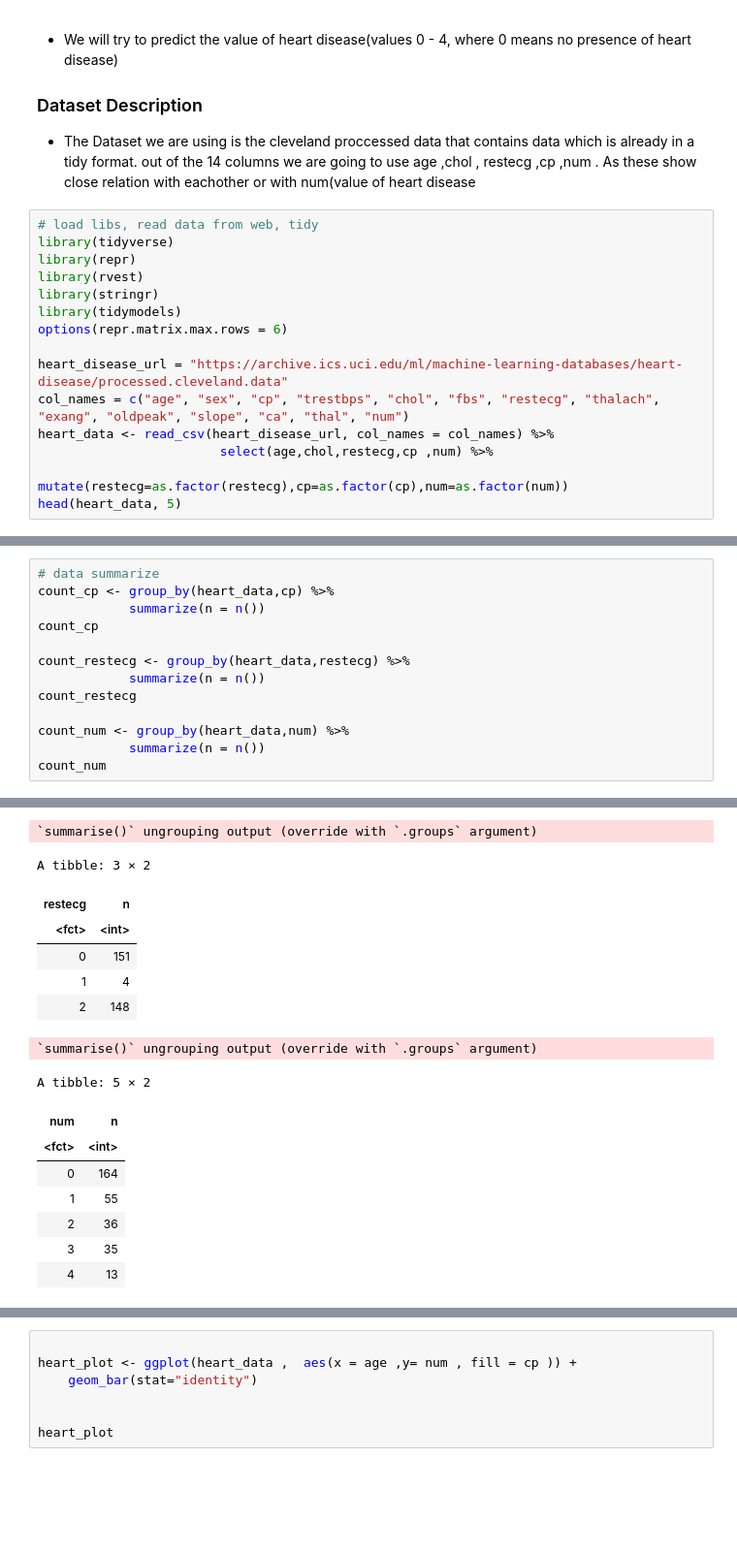
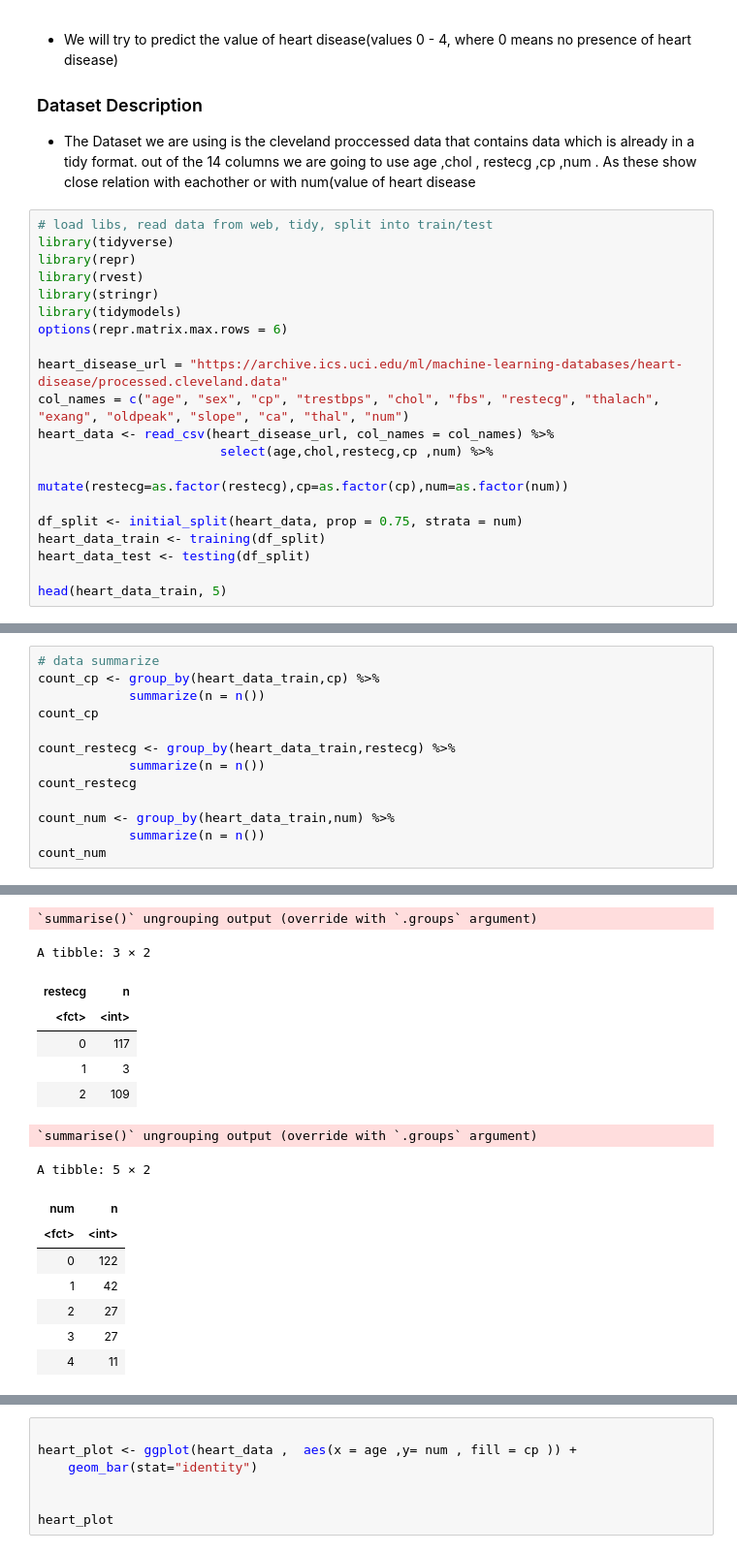
Before and after one commit to abnerbal/Heart_Disease_Predictor, a Jupyter notebook: heart_data.ipynb, the cells around one changed output, grey strips where cells are left out. Shown at 97% size. Drawn from its saved outputs; the diff is of its cells as text; blank space fills up the shorter version.

```diff
--- a/heart_data.ipynb
+++ b/heart_data.ipynb
@@ -22,7 +22,7 @@ in the patient.  It is integer valued from 0 (no presence) to
 
 * The Dataset we are using is the cleveland proccessed data that contains data which is already in a tidy format.   out of the 14 columns we are going to use age ,chol , restecg ,cp ,num . As these show close relation with      eachother or with num(value of heart disease
 # %%
-# load libs, read data from web, tidy
+# load libs, read data from web, tidy, split into train/test
 library(tidyverse)
 library(repr)
 library(rvest)
@@ -35,7 +35,12 @@ col_names = c("age", "sex", "cp", "trestbps", "chol", "fbs", "restecg", "thalach
 heart_data <- read_csv(heart_disease_url, col_names = col_names) %>%
                         select(age,chol,restecg,cp ,num) %>%
                         mutate(restecg=as.factor(restecg),cp=as.factor(cp),num=as.factor(num))
-head(heart_data, 5)
+
+df_split <- initial_split(heart_data, prop = 0.75, strata = num)
+heart_data_train <- training(df_split)
+heart_data_test <- testing(df_split)
+
+head(heart_data_train, 5)
 # %% [output]
 Parsed with column specification:
 cols(
@@ -65,14 +70,14 @@ A tibble: 5 × 5
 # %%
 # data summarize
-count_cp <- group_by(heart_data,cp) %>%
+count_cp <- group_by(heart_data_train,cp) %>%
             summarize(n = n())
 count_cp
 
-count_restecg <- group_by(heart_data,restecg) %>%
+count_restecg <- group_by(heart_data_train,restecg) %>%
             summarize(n = n())
 count_restecg
 
-count_num <- group_by(heart_data,num) %>%
+count_num <- group_by(heart_data_train,num) %>%
             summarize(n = n())
 count_num
 # %% [output]
@@ -87,17 +92,17 @@ A tibble: 4 × 2
 `summarise()` ungrouping output (override with `.groups` argument)
 A tibble: 3 × 2
 | restecg | n |
 | <fct> | <int> |
-| 0 | 151 |
-| 1 | 4 |
-| 2 | 148 |
+| 0 | 117 |
+| 1 | 3 |
+| 2 | 109 |
 `summarise()` ungrouping output (override with `.groups` argument)
 A tibble: 5 × 2
 | num | n |
 | <fct> | <int> |
-| 0 | 164 |
-| 1 | 55 |
-| 2 | 36 |
-| 3 | 35 |
-| 4 | 13 |
+| 0 | 122 |
+| 1 | 42 |
+| 2 | 27 |
+| 3 | 27 |
+| 4 | 11 |
 # %%
```
Also changed, not shown: parts of 3 cells of this notebook.
